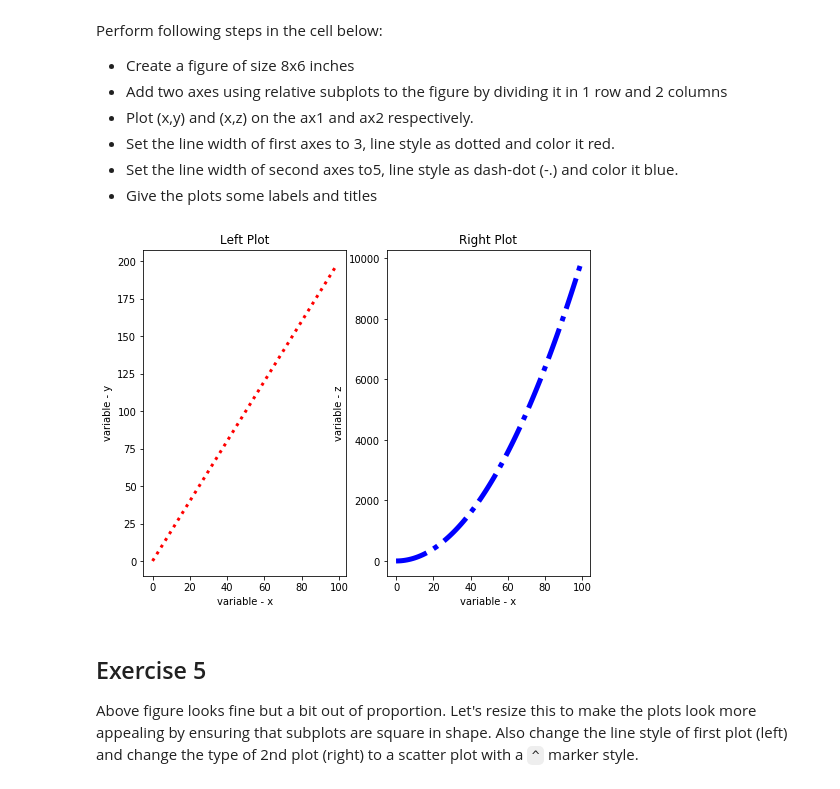
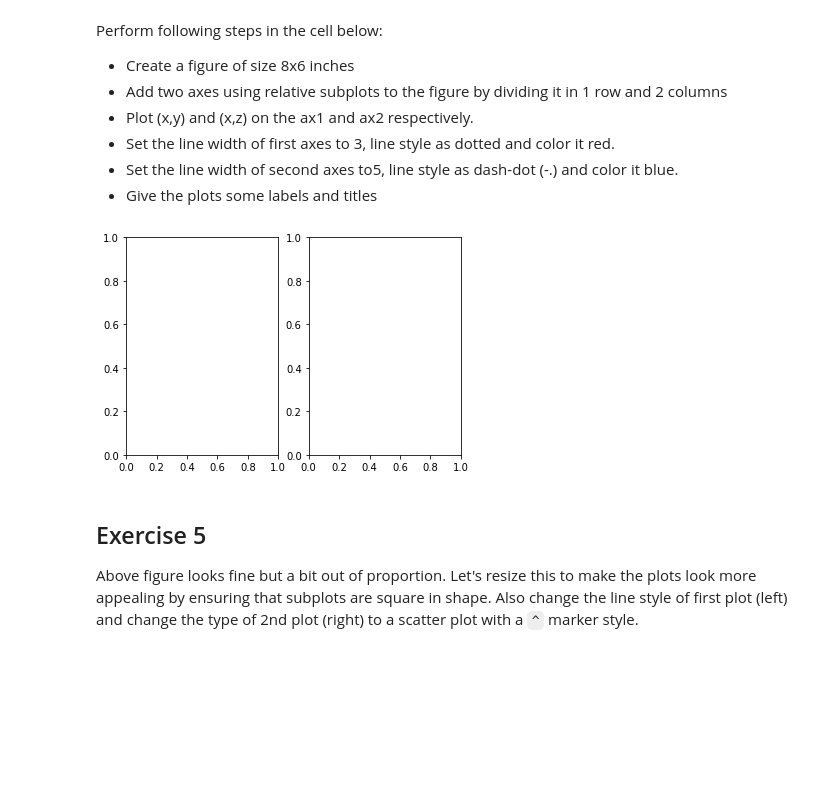
Before and after one commit to jdmitchell0216/dsc-1-03-13-customizing-visualizations-with-matplotlib-lab-nyc-ds-career-012819, a Jupyter notebook: index.ipynb, the cells around one changed output. Cells and saved outputs as stored; diff of their text form; code cells hidden in the pictures; blank space fills up the shorter version.

```diff
--- a/index.ipynb
+++ b/index.ipynb
@@ -138,8 +138,9 @@ Perform following steps in the cell below:
 # %%
 fig3 = plt.figure()
 ax1 = fig3.add_subplot(121)
+ax2 = fig3.add_subplot(122)
 # %% [output]
-[figure, old version]
+[figure, new version]
 # %% [markdown]
 ## Exercise 5
 
```
